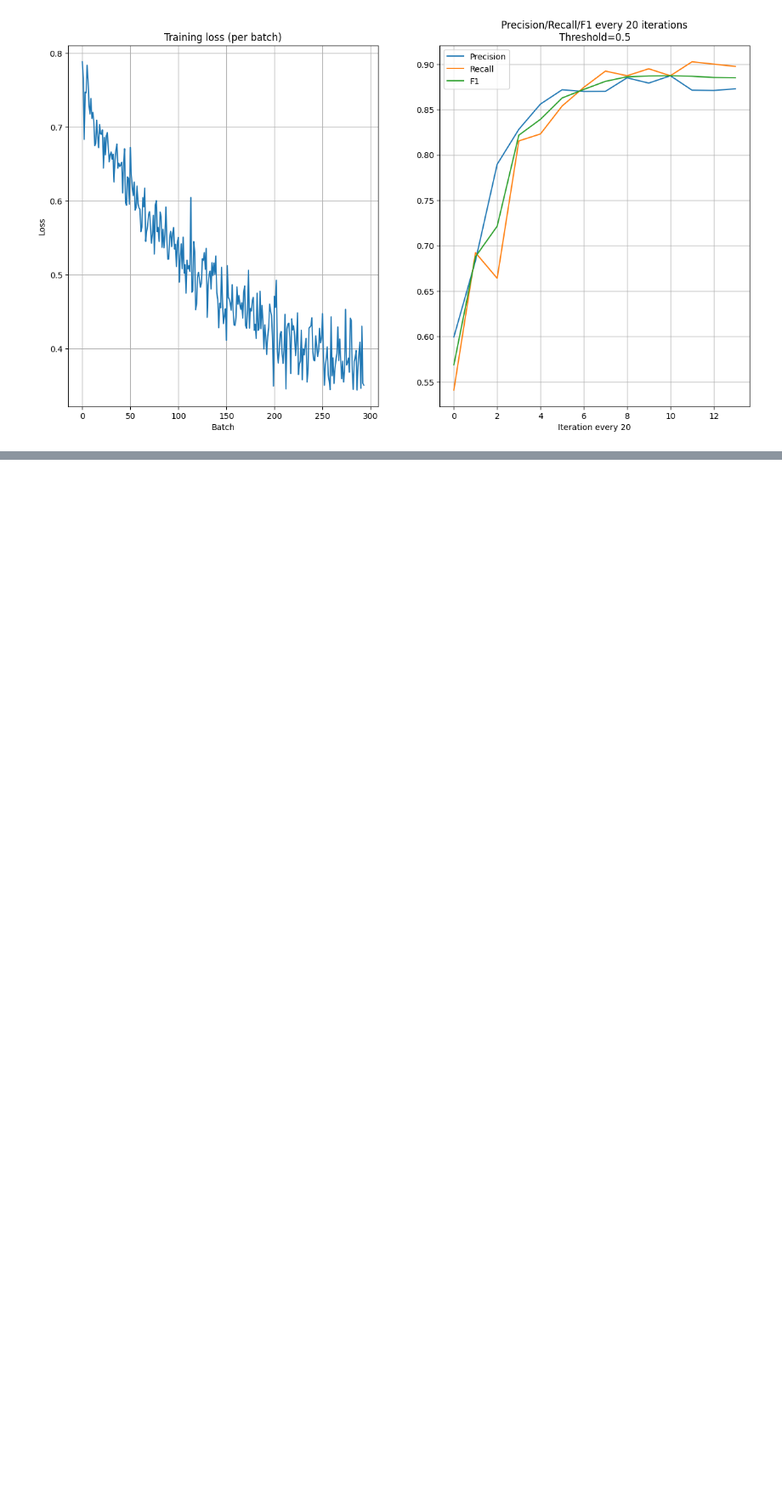
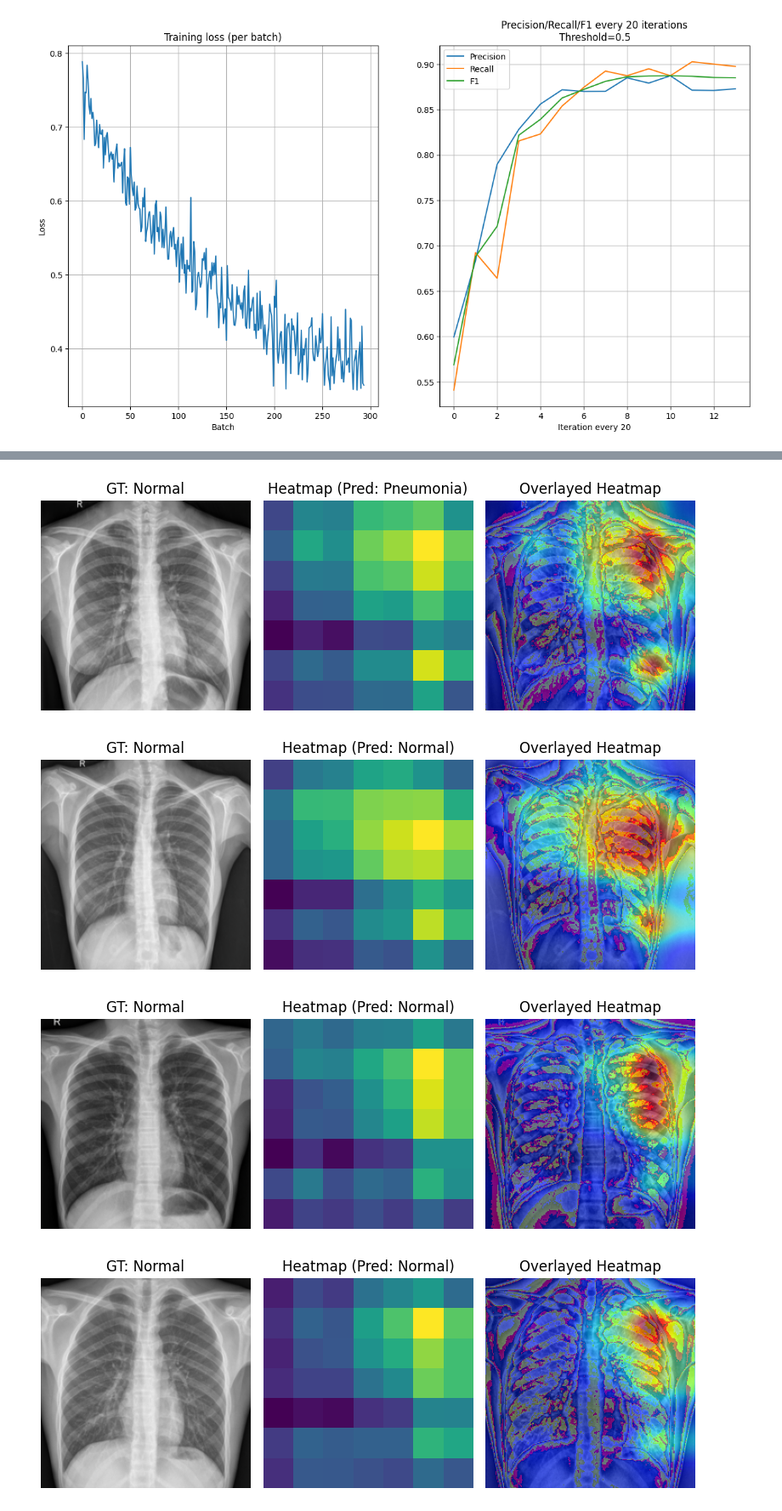
Before and after one commit to yesmkaran/pneumonia-classification, a Jupyter notebook: Pneumonia_Classification.ipynb, the cells around one changed output, grey strips where cells are left out. Shown at 85% size. Saved outputs shown, nothing was run; the diff lists cells and outputs as text; code cells hidden in the pictures; blank space fills up the shorter version.

```diff
--- a/Pneumonia_Classification.ipynb
+++ b/Pneumonia_Classification.ipynb
@@ -323,12 +339,12 @@ plt.show()
 # %%
-|# # load the saved model
-# model_path = '/content/drive/MyDrive/Fanshawe/INFO 6147 DL with Pytorch/Project'
-# model_checkpoint_path = os.path.join(model_path, 'model_checkpoint_step280.pth')
+# fine-tuned model weights path
+model_path = '/content/drive/MyDrive/Fanshawe/INFO 6147 DL with Pytorch/Project'
+model_checkpoint_path = os.path.join(model_path, 'model_checkpoint_step280.pth')
 
 
-# # Check if CUDA is available
-# device = torch.device('cuda' if torch.cuda.is_available() else 'cpu')
+# load resnet18 model without pretrained weights
+model_new = models.resnet18(weights=None).eval()
 
-# model = models.resnet18(weights='ResNet18_Weights.DEFAULT')
-# model.fc = nn.Linear(model.fc.in_features, 1)
-# model.load_state_dict(torch.load(model_checkpoint_path, map_location=device))
+# load model with fine-tuned weights
+model_new.fc = nn.Linear(model_new.fc.in_features, 1)
+model_new.load_state_dict(torch.load(model_checkpoint_path, map_location=device))
@@ -334,0 +353,4 @@ plt.show()
+# %%
+# load images for GRAD-CAM
+cam_dir = '/content/drive/MyDrive/Fanshawe/INFO 6147 DL with Pytorch/Project/CAM'
+cam_dataset = datasets.ImageFolder(root=cam_dir, transform=train_transform)
@@ -334,0 +359,49 @@ plt.show()
+# %%
+from torchvision.io.image import read_image
+from torchvision.transforms.functional import normalize, resize, to_pil_image
+from torchvision.models import resnet18, vgg16
+from torchcam.methods import SmoothGradCAMpp, CAM, LayerCAM, GradCAM
+import matplotlib.pyplot as plt
+from torchcam.utils import overlay_mask
+
+
+# function to plot img, feature_map
+def plot_activation_with_cam(orig_img, label, pred, activation_map, cam_img):
+    plt.figure(figsize=(8, 6))
+
+    # subplot titles
+    titles = [f"GT: {label_to_class[label]}", f"Heatmap (Pred: {label_to_class[pred]})", "Overlayed Heatmap"]
+
+    for i, (img, title) in enumerate(zip([np.clip(orig_img.permute(1, 2, 0).cpu().numpy()*std + mean, 0, 1),
+                                          activation_map[0].squeeze(0),
+                                          cam_img],
+                                         titles), start=1):
+        plt.subplot(1, 3, i)
+        plt.imshow(img)
+        plt.title(title)
+        plt.axis('off')
+
+    plt.tight_layout()
+    plt.show()
+
+
+# compute GRAD-CAM for each image
+for i, (img, lbl) in enumerate(cam_dataset):
+    with SmoothGradCAMpp(model_new, target_layer='layer4') as cam_extractor:
+        # Preprocess your data and feed it to the model
+        out = model_new(img.unsqueeze(0))
+        pred = (torch.sigmoid(out.squeeze(0)) > threshold).int().item()
+
+        # Retrieve the CAM by passing the class index and the model output
+        activation_map = cam_extractor(out.squeeze(0).argmax().item(), out)
+
+        # Resize the CAM and overlay it
+        result = overlay_mask(to_pil_image(img), to_pil_image(activation_map[0].squeeze(0), mode='F'), alpha=0.5)
+
+        # Display it
+        plot_activation_with_cam(img, lbl, pred, activation_map, result)
+# %% [output]
+[figure, added]
+[figure, added]
+[figure, added]
+[figure, added]
```
Also changed, not shown: parts of 18 cells of this notebook.
